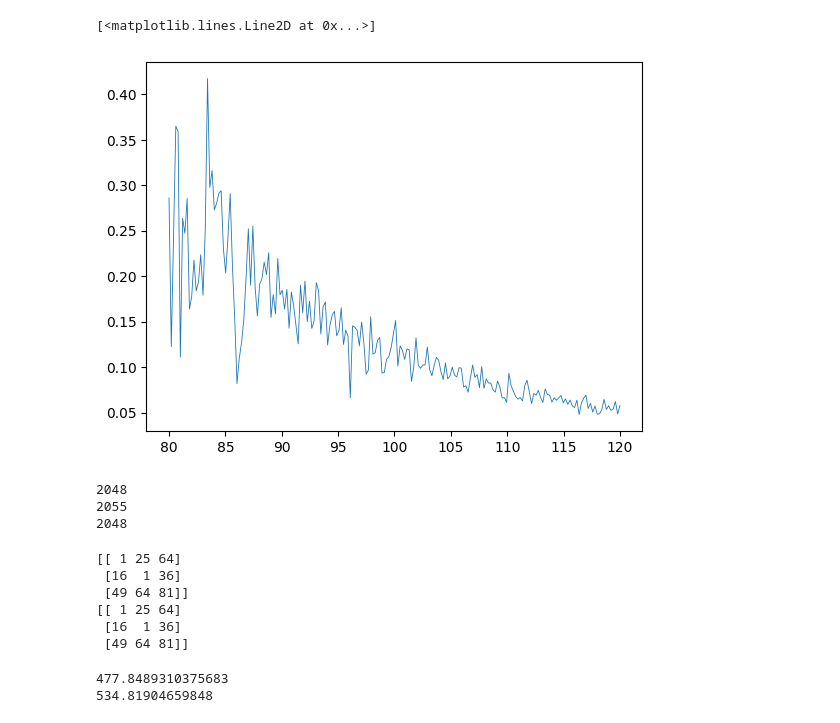
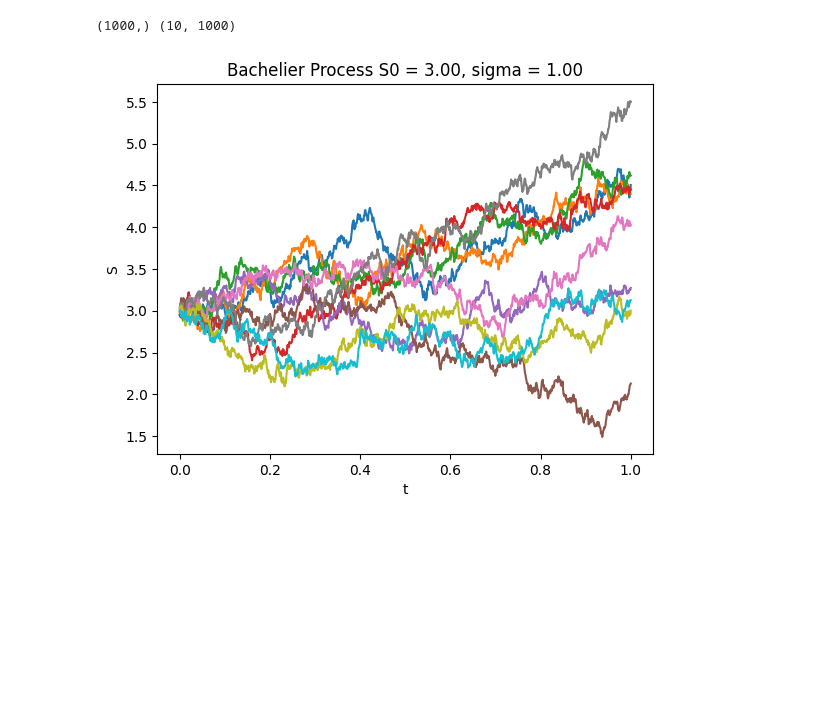
Before and after one commit to antoine311200/BSDE-tensor-networks, a Jupyter notebook: simulation.ipynb, the cells around one changed output. Saved outputs shown, nothing was run; the diff lists cells and outputs as text; code cells hidden in the pictures; blank space fills up the shorter version.

```diff
--- a/simulation.ipynb
+++ b/simulation.ipynb
@@ -93,42 +34,0 @@ Text(0.5, 1.0, 'Monte Carlo Bachelier Formula')
-# %%
-plt.plot(S0_values, np.abs((np.array(prices_formula) - np.array(prices_monte_carlo)) / np.array(prices_formula)), linewidth=0.6)
-# %% [output]
-[<matplotlib.lines.Line2D at 0x...>]
-[figure, removed]
-# %%
-import numpy as np
-
-# Assuming you have arrays sigma and cov
-sigma = np.array([1, 2, 3])
-# Cov is a 3x3 matrix
-cov = np.array([[1, 5, 8], [4, 1, 6], [7, 8, 9]])
-
-result = 0
-
-for i in range(len(sigma)):
-    for j in range(len(cov)):
-        result += sigma[i]**2 * cov[i, j]**2
-
-print(result)
-
-result = np.sum(sigma**2 *cov**2)
-
-print(result)
-
-result = np.sum(sigma[:, np.newaxis]**2 * cov**2)
-
-print(result)
-# %% [output]
-2048
-2055
-2048
-# %%
-print(cov**2)
-print(np.square(cov))
-# %% [output]
-[[ 1 25 64]
- [16  1 36]
- [49 64 81]]
-[[ 1 25 64]
- [16  1 36]
- [49 64 81]]
@@ -141,16 +35,19 @@ def bachelier_highdim(cov, sigma, S, K, r, t):
-# %%
-sigma = np.random.uniform(-5, 5, 3)
-cov = np.random.uniform(-5, 5, (3, 3))
-
-trSS = np.sum(sigma**2 * cov**2)
-print(trSS)
-
-trSS2 = 0
-for i in range(3):
-    for j in range(3):
-        trSS2 += sigma[i]**2 * cov[i, j]**2
-
-print(trSS2)
-# %% [output]
-477.8489310375683
-534.81904659848
+# %%
+def generate_process_1d(S0, sigma, T, n_precision, n_paths):
+    dt = T / n_precision
+    dW = np.random.normal(0, np.sqrt(dt), (n_paths, n_precision))
+    W = np.cumsum(dW, axis=1)
+    t = np.linspace(0, T, n_precision)
+    S = S0 + sigma * W
+    return t, S
+# %%
+t, S = generate_process_1d(S0, sigma, 1, 1000, 10)
+print(t.shape, S.shape)
+plt.plot(t, S.T)
+plt.xlabel('t')
+plt.ylabel('S')
+plt.title('Bachelier Process S0 = %.2f, sigma = %.2f' % (S0, sigma))
+plt.show()
+# %% [output]
+(1000,) (10, 1000)
+[figure, added]
```
Also changed, not shown: parts of 24 cells of this notebook.
